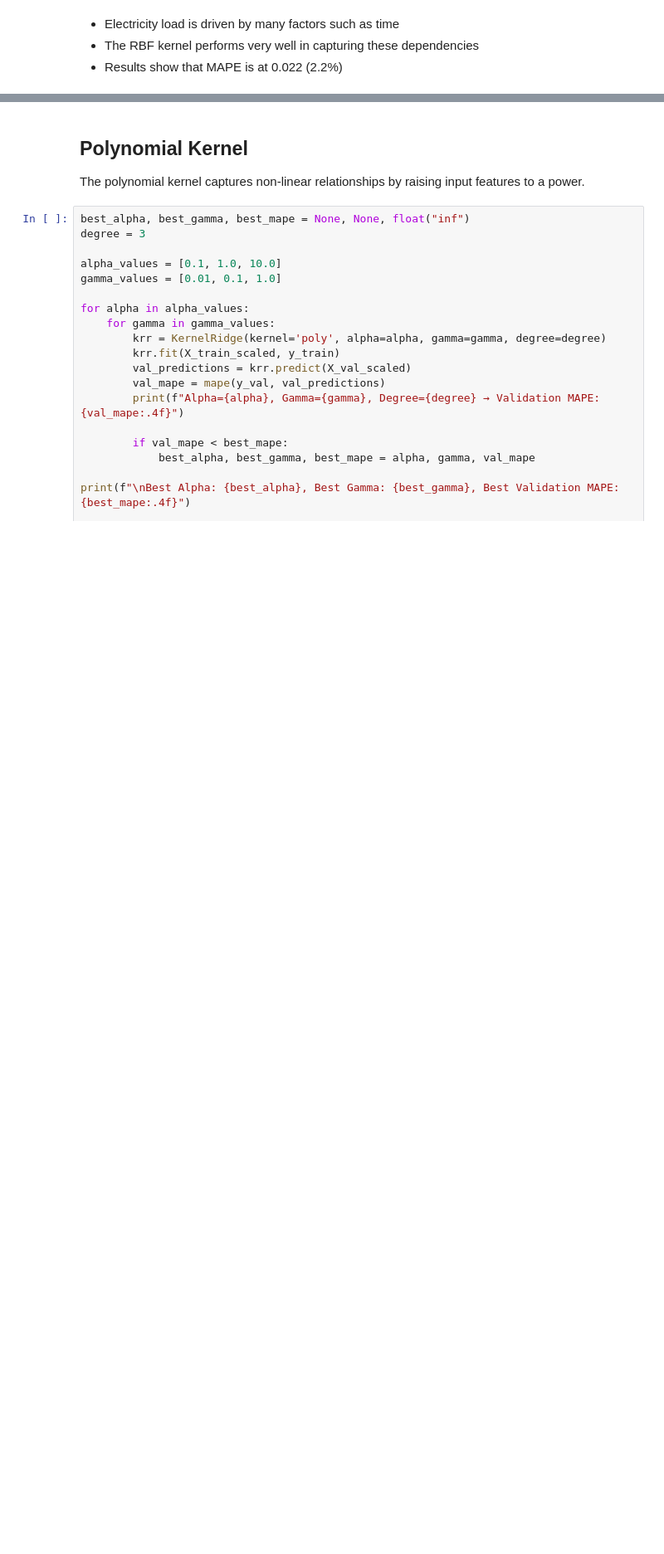
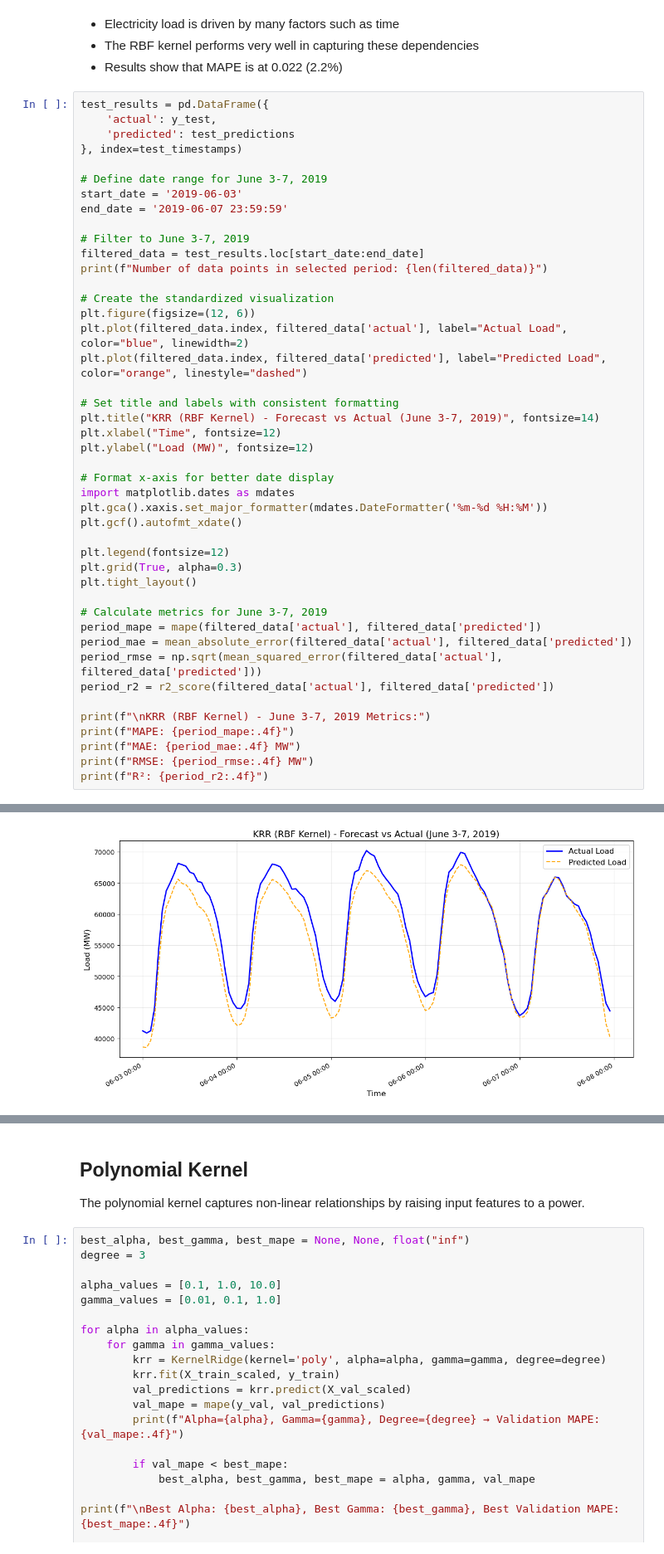
Before and after one commit to 333Rayyan/Electricity-Forecasting, a Jupyter notebook: krr_library.ipynb, the cells around one changed output, grey strips where cells are left out. Shown: that part at 83% size. Drawn from its saved outputs; the diff is of its cells as text; blank space fills up the shorter version.

```diff
--- a/krr_library.ipynb
+++ b/krr_library.ipynb
@@ -202,3 +214,48 @@ Final Test R² Score: 0.9756
 - Electricity load is driven by many factors such as time
 - The RBF kernel performs very well in capturing these dependencies
 - Results show that MAPE is at 0.022 (2.2%)
+# %%
+test_results = pd.DataFrame({
+    'actual': y_test,
+    'predicted': test_predictions
+}, index=test_timestamps)
+
+# Define date range for June 3-7, 2019
+start_date = '2019-06-03'
+end_date = '2019-06-07 23:59:59'
+
+# Filter to June 3-7, 2019
+filtered_data = test_results.loc[start_date:end_date]
+print(f"Number of data points in selected period: {len(filtered_data)}")
+
+# Create the standardized visualization
+plt.figure(figsize=(12, 6))
+plt.plot(filtered_data.index, filtered_data['actual'], label="Actual Load", color="blue", linewidth=2)
+plt.plot(filtered_data.index, filtered_data['predicted'], label="Predicted Load", color="orange", linestyle="dashed")
+
+# Set title and labels with consistent formatting
+plt.title("KRR (RBF Kernel) - Forecast vs Actual (June 3-7, 2019)", fontsize=14)
+plt.xlabel("Time", fontsize=12)
+plt.ylabel("Load (MW)", fontsize=12)
+
+# Format x-axis for better date display
+import matplotlib.dates as mdates
+plt.gca().xaxis.set_major_formatter(mdates.DateFormatter('%m-%d %H:%M'))
+plt.gcf().autofmt_xdate()
+
+plt.legend(fontsize=12)
+plt.grid(True, alpha=0.3)
+plt.tight_layout()
+
+# Calculate metrics for June 3-7, 2019
+period_mape = mape(filtered_data['actual'], filtered_data['predicted'])
+period_mae = mean_absolute_error(filtered_data['actual'], filtered_data['predicted'])
+period_rmse = np.sqrt(mean_squared_error(filtered_data['actual'], filtered_data['predicted']))
+period_r2 = r2_score(filtered_data['actual'], filtered_data['predicted'])
+
+print(f"\nKRR (RBF Kernel) - June 3-7, 2019 Metrics:")
+print(f"MAPE: {period_mape:.4f}")
+print(f"MAE: {period_mae:.4f} MW")
+print(f"RMSE: {period_rmse:.4f} MW")
+print(f"R²: {period_r2:.4f}")
+# %% [output]
@@ -204,0 +269 @@ Final Test R² Score: 0.9756
+[figure, added]
```
Also changed, not shown: parts of 10 cells of this notebook.
